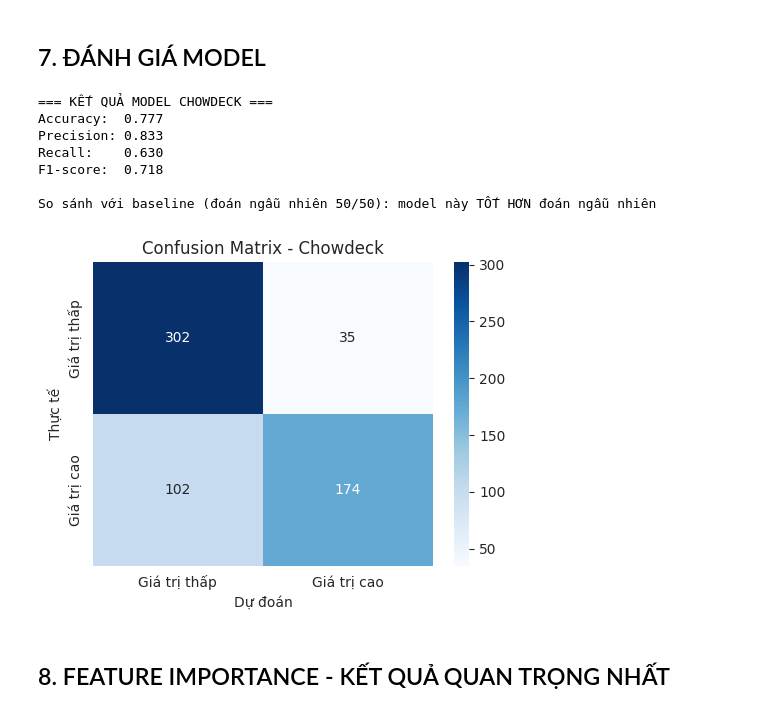
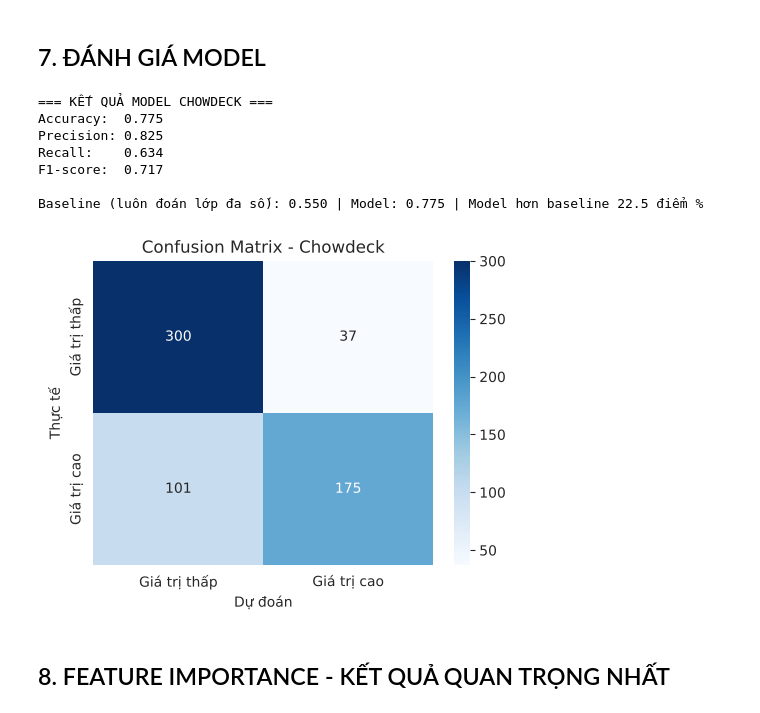
Before and after one commit to hieu-ngn/restaurant-revenue-da-project, a Jupyter notebook: notebooks/03_chowdeck_ml.ipynb, the cells around one changed output. Drawn from its saved outputs; the diff is of its cells as text; code cells hidden in the pictures.

```diff
--- a/notebooks/03_chowdeck_ml.ipynb
+++ b/notebooks/03_chowdeck_ml.ipynb
@@ -88,39 +90,40 @@ RandomForestClassifier(class_weight='balanced', max_depth=8, n_estimators=200,
 # %%
 y_pred = model.predict(X_test)
 acc = accuracy_score(y_test, y_pred)
 prec = precision_score(y_test, y_pred)
 rec = recall_score(y_test, y_pred)
 f1 = f1_score(y_test, y_pred)
 
 print(f"\n=== KẾT QUẢ MODEL CHOWDECK ===")
 print(f"Accuracy:  {acc:.3f}")
 print(f"Precision: {prec:.3f}")
 print(f"Recall:    {rec:.3f}")
 print(f"F1-score:  {f1:.3f}")
-print(f"\nSo sánh với baseline (đoán ngẫu nhiên 50/50): model này "
-      f"{'TỐT HƠN' if acc > 0.55 else 'KHÔNG tốt hơn nhiều so với'} đoán ngẫu nhiên")
+baseline_major = max(y_test.mean(), 1 - y_test.mean())   # baseline đúng: luôn đoán lớp đa số
+print(f"\nBaseline (luôn đoán lớp đa số): {baseline_major:.3f} | Model: {acc:.3f} "
+      f"| Model hơn baseline {100*(acc-baseline_major):.1f} điểm %")
 
 cm = confusion_matrix(y_test, y_pred)
 plt.figure(figsize=(5, 4))
 sns.heatmap(cm, annot=True, fmt='d', cmap='Blues',
             xticklabels=['Giá trị thấp', 'Giá trị cao'],
             yticklabels=['Giá trị thấp', 'Giá trị cao'])
 plt.title('Confusion Matrix - Chowdeck')
 plt.ylabel('Thực tế')
 plt.xlabel('Dự đoán')
 plt.tight_layout()
 plt.savefig(CHARTS_DIR / 'chart_ml_confusion_matrix_chowdeck.png', dpi=120)
 plt.show()
 plt.close()
 # %% [output]
 === KẾT QUẢ MODEL CHOWDECK ===
-Accuracy:  0.777
-Precision: 0.833
-Recall:    0.630
-F1-score:  0.718
+Accuracy:  0.775
+Precision: 0.825
+Recall:    0.634
+F1-score:  0.717
 
-So sánh với baseline (đoán ngẫu nhiên 50/50): model này TỐT HƠN đoán ngẫu nhiên
+Baseline (luôn đoán lớp đa số): 0.550 | Model: 0.775 | Model hơn baseline 22.5 điểm %
-[figure, old version]
+[figure, new version]
 # %% [markdown]
 ## 8. FEATURE IMPORTANCE - KẾT QUẢ QUAN TRỌNG NHẤT
 # %%
```
Also changed, not shown: parts of 8 cells of this notebook, 19 other files.
